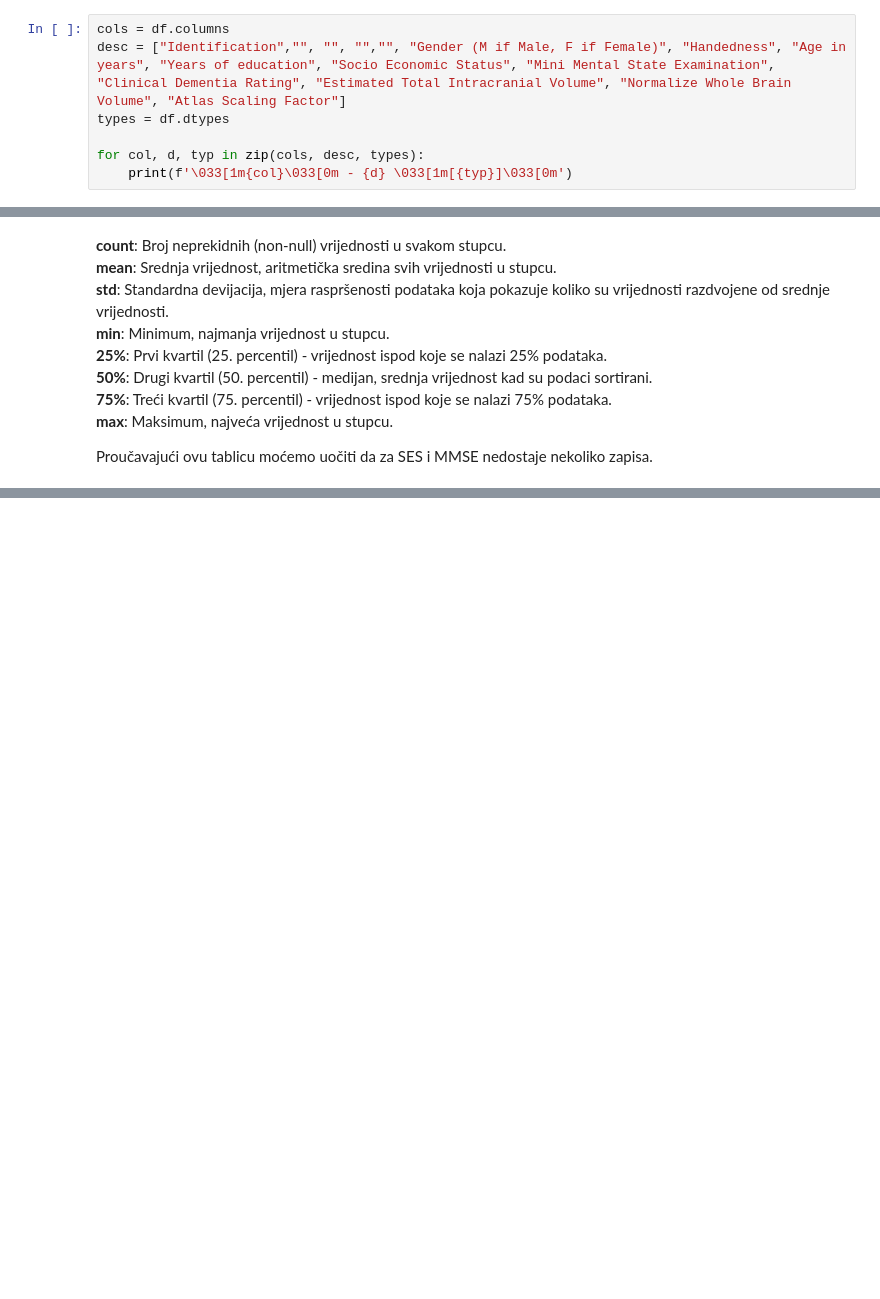
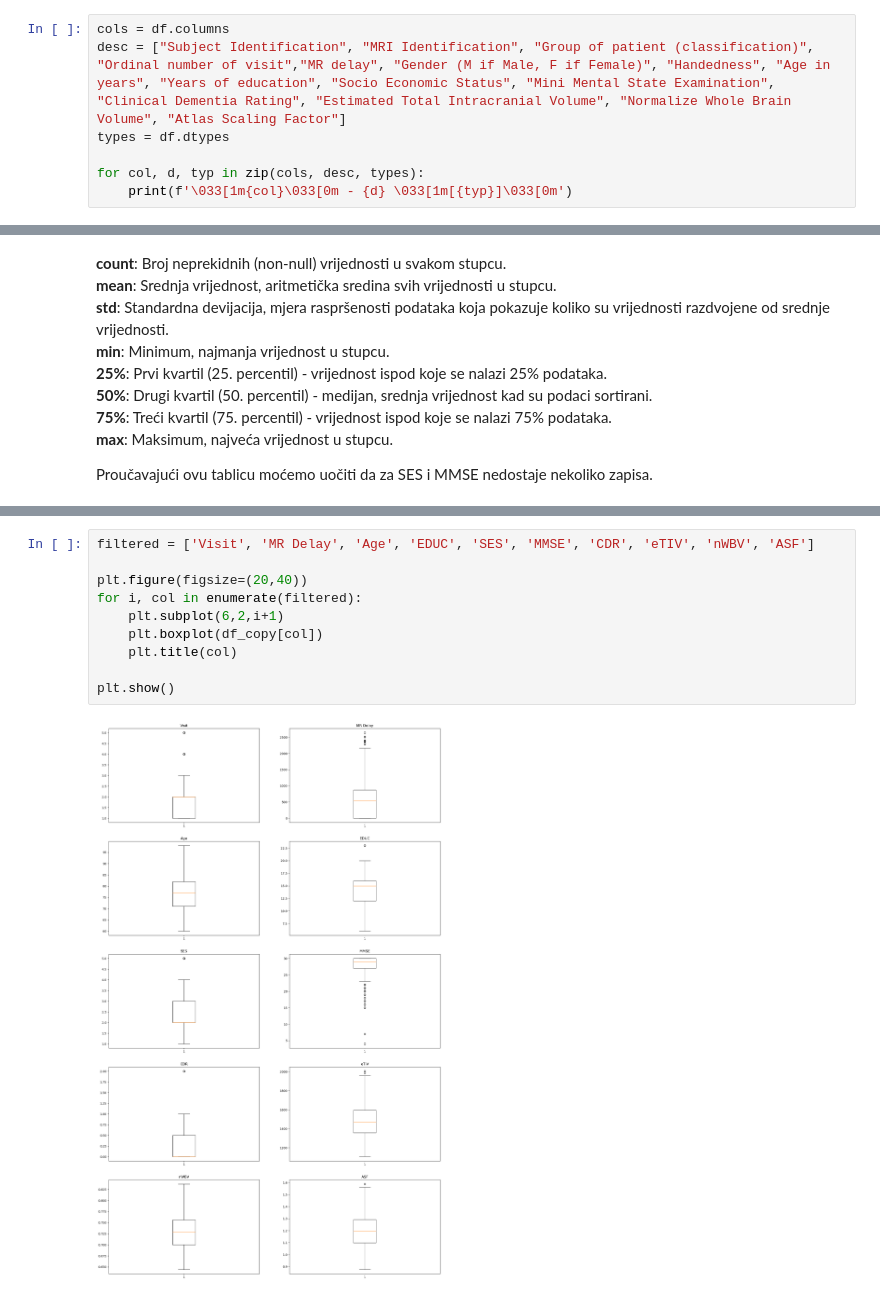
Before and after one commit to zveronika/UUZOP-projekt, a Jupyter notebook: UUZOP-Veronika_Žunar.ipynb, the cells around one changed output, grey strips where cells are left out. Saved outputs shown, nothing was run; the diff lists cells and outputs as text; blank space fills up the shorter version.

```diff
--- a/UUZOP-Veronika_Žunar.ipynb
+++ b/UUZOP-Veronika_Žunar.ipynb
@@ -37,7 +35,7 @@ df.head()
 | 4 | OAS2_0002 | OAS2_0002_MR3 | Demented | 3 | 1895 | M | R | 80 | 12 | NaN | 22.0 | ... |
 # %%
 cols = df.columns
-desc = ["Identification","", "", "","", "Gender (M if Male, F if Female)", "Handedness", "Age in years", "Years of education", "Socio Economic Status", "Mini Mental State Examination", "Clinical Dementia Rating", "Estimated Total Intracranial Volume", "Normalize Whole Brain Volume", "Atlas Scaling Factor"]
+desc = ["Subject Identification", "MRI Identification", "Group of patient (classification)", "Ordinal number of visit","MR delay", "Gender (M if Male, F if Female)", "Handedness", "Age in years", "Years of education", "Socio Economic Status", "Mini Mental State Examination", "Clinical Dementia Rating", "Estimated Total Intracranial Volume", "Normalize Whole Brain Volume", "Atlas Scaling Factor"]
 types = df.dtypes
 
 for col, d, typ in zip(cols, desc, types):
@@ -118,0 +218,12 @@ dtype: int64
+# %%
+filtered = ['Visit', 'MR Delay', 'Age', 'EDUC', 'SES', 'MMSE', 'CDR', 'eTIV', 'nWBV', 'ASF']
+
+plt.figure(figsize=(20,40))
+for i, col in enumerate(filtered):
+    plt.subplot(6,2,i+1)
+    plt.boxplot(df_copy[col])
+    plt.title(col)
+
+plt.show()
+# %% [output]
+[figure, added]
```
Also changed, not shown: parts of 22 cells of this notebook.
